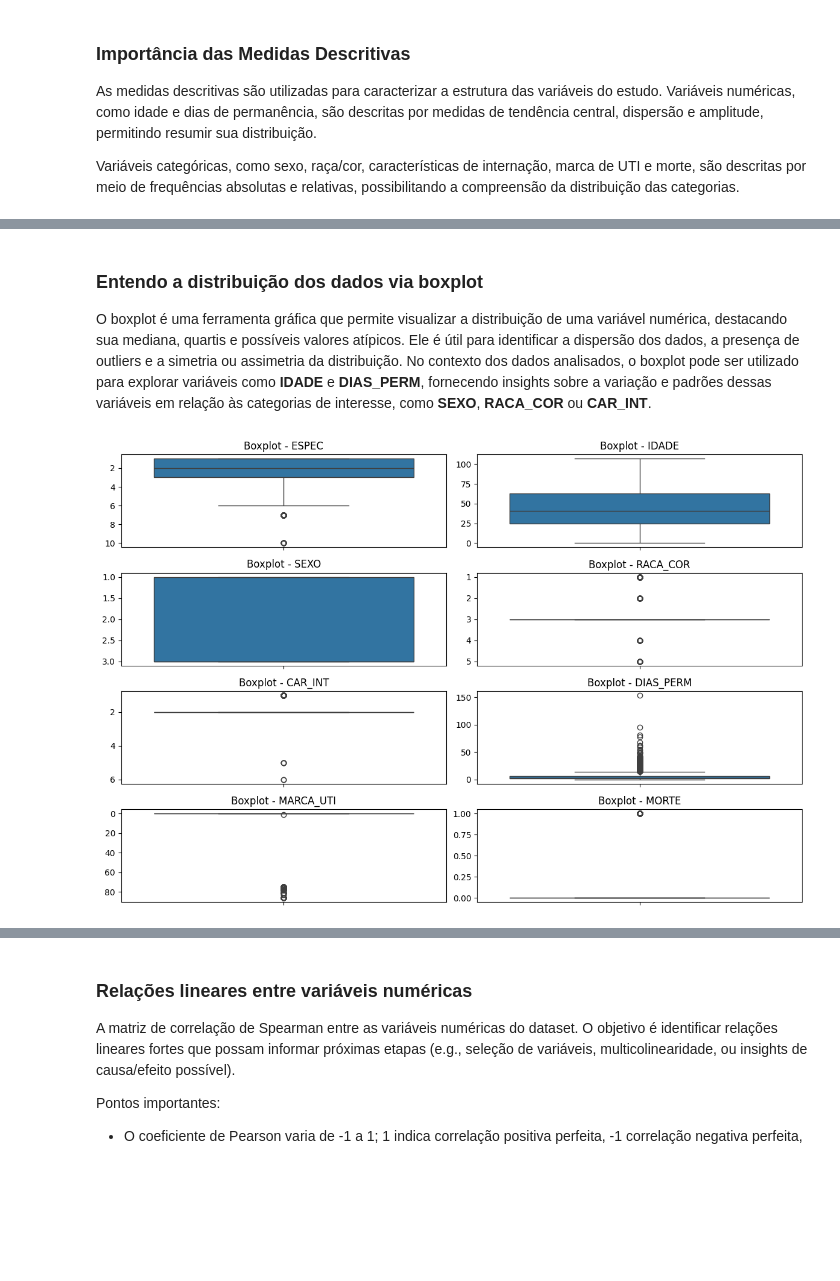
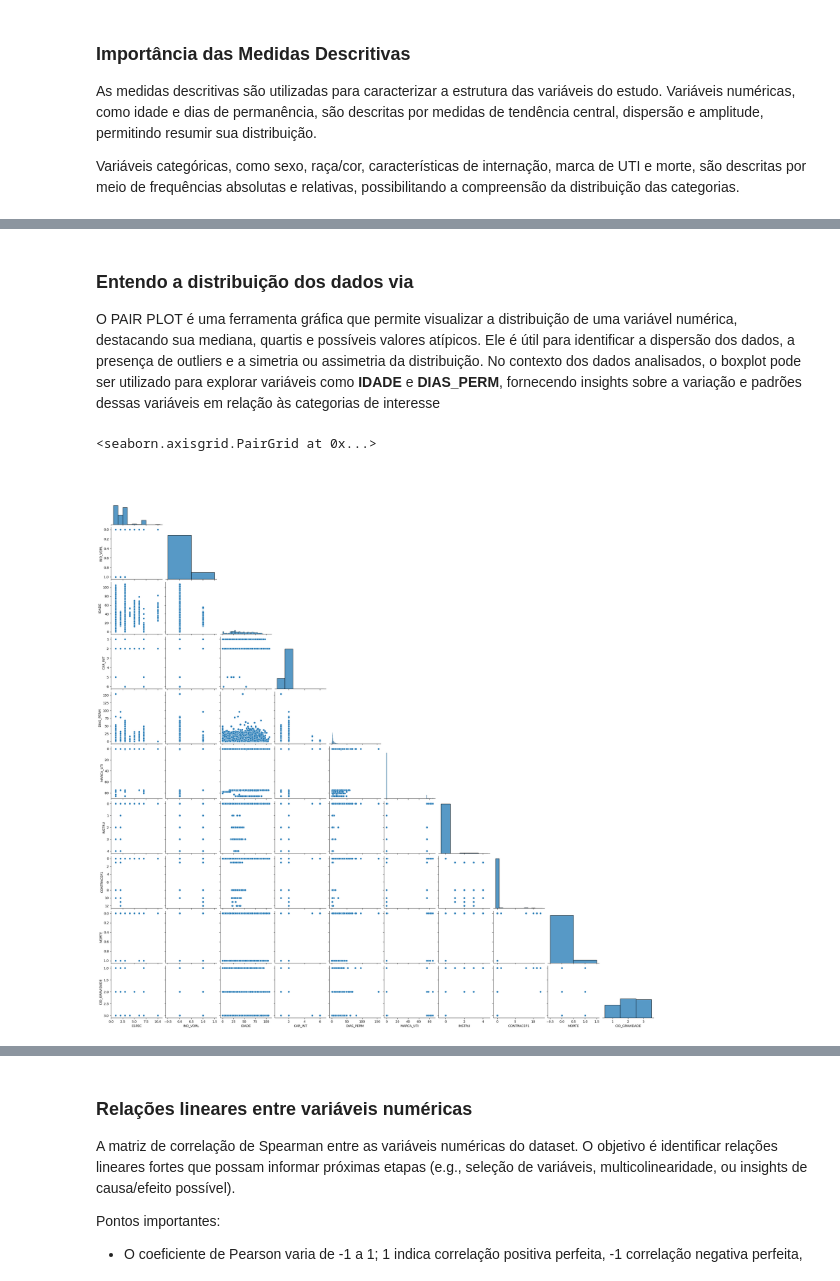
Before and after one commit to Fabiano01EST/generalized-linear-models-python, a Jupyter notebook: GLM.ipynb, the cells around one changed output, grey strips where cells are left out. Saved outputs shown, nothing was run; the diff lists cells and outputs as text; code cells hidden in the pictures; blank space fills up the shorter version.

Commit message:
modified:   GLM.ipynb 	modified:   df_pb_filtrado.csv

```diff
--- a/GLM.ipynb
+++ b/GLM.ipynb
@@ -113,22 +237,39 @@ Estatísticas Descritivas
 # %% [markdown]
-### Entendo a distribuição dos dados via boxplot
+### Entendo a distribuição dos dados via
 
-O boxplot é uma ferramenta gráfica que permite visualizar a distribuição de uma variável numérica, destacando sua mediana, quartis e possíveis valores atípicos. Ele é útil para identificar a dispersão dos dados, a presença de outliers e a simetria ou assimetria da distribuição. No contexto dos dados analisados, o boxplot pode ser utilizado para explorar variáveis como **IDADE** e **DIAS_PERM**, fornecendo insights sobre a variação e padrões dessas variáveis em relação às categorias de interesse, como **SEXO**, **RACA_COR** ou **CAR_INT**.
+O PAIR PLOT é uma ferramenta gráfica que permite visualizar a distribuição de uma variável numérica, destacando sua mediana, quartis e possíveis valores atípicos. Ele é útil para identificar a dispersão dos dados, a presença de outliers e a simetria ou assimetria da distribuição. No contexto dos dados analisados, o boxplot pode ser utilizado para explorar variáveis como **IDADE** e **DIAS_PERM**, fornecendo insights sobre a variação e padrões dessas variáveis em relação às categorias de interesse
 # %%
 import matplotlib.pyplot as plt
 import seaborn as sns
 
-fig, axes = plt.subplots(4, 2, figsize=(12, 8))
-axes = axes.flatten()
+# fig, axes = plt.subplots(4, 2, figsize=(12, 8))
+# axes = axes.flatten()
 
-for idx, col in enumerate(["ESPEC", "IDADE", "SEXO", 'RACA_COR', "CAR_INT", "DIAS_PERM", "MARCA_UTI", "MORTE"]):
-    sns.boxplot(y=df_pb_filtrado[col], ax=axes[idx])
-    axes[idx].set_title(f'Boxplot - {col}')
-    # remover apenas o texto do rótulo Y
-    axes[idx].set_ylabel('')
+# for idx, col in enumerate(["ESPEC", "IDADE", "SEXO", 'RACA_COR', "CAR_INT", "DIAS_PERM", "MARCA_UTI", "MORTE"]):
+#     sns.boxplot(y=df_pb_filtrado[col], ax=axes[idx])
+#     axes[idx].set_title(f'Boxplot - {col}')
+#     # remover apenas o texto do rótulo Y
+#     axes[idx].set_ylabel('')
 
-plt.tight_layout()
-plt.show()
+# plt.tight_layout()
+# plt.show()
+
+#df_pb = sns.load_dataset("df_pb_filtrado")
+#plt.figure(figsize=(20, 20))
+sns.pairplot(df_pb_filtrado, vars=[
+    "ESPEC",
+    "IND_VDRL",
+    "IDADE",
+    "CAR_INT",
+    "DIAS_PERM",
+    "MARCA_UTI",
+    "INSTRU",
+    "CONTRACEP1",
+    "MORTE",
+    'CID_GRAVIDADE'],
+    corner=True,
+    )
 # %% [output]
+<seaborn.axisgrid.PairGrid at 0x...>
-[figure, old version]
+[figure, new version]
 # %% [markdown]
```
Also changed, not shown: parts of 17 cells of this notebook, 1 other file.
